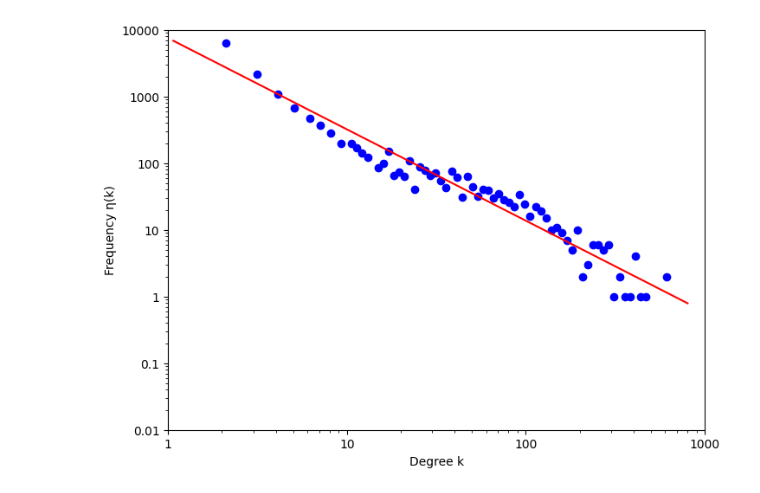
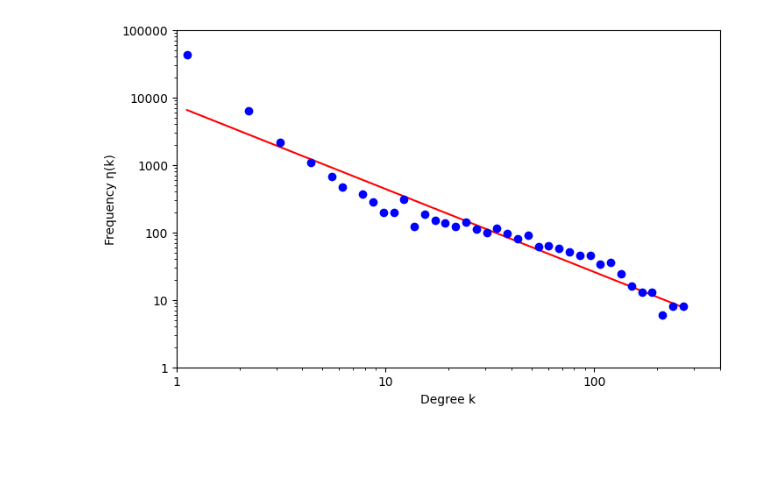
Before and after one commit to jack-margeson/email-topology, a Jupyter notebook: email-topology.ipynb, the cells around one changed output. Cells and saved outputs as stored; diff of their text form; code cells hidden in the pictures; blank space fills up the shorter version.

```diff
--- a/email-topology.ipynb
+++ b/email-topology.ipynb
@@ -63,56 +83,50 @@ plt.show()
 # %%
-# PLOT 2: Plot the degree distribution of *just student nodes* in the email network.
-# Note: just student nodes aren't given. We can extrapolate something approximating this
-# using a limit on the degree nodes we consider (real students have a lower degree),
-# for this we will use degrees in range .01-1000.
+# PLOT 2: Plot the degree distribution of the email network of just students.
 
 # Set the figure and axis for the plot.
-fig, ax = plt.subplots(figsize=(8, 6))
+fig, ax = plt.subplots(figsize=(8, 5))
 
-# Calculate the degree frequency using nx.degree_histogram.
-
-# Create a dictonary of all node degrees within our acceptable range.
-degrees = dict([(x, y) for (x, y) in emails.degree() if y <= 1000])
-
+# Create a dictonary of all node degrees within our acceptable range (k_upper).
+degrees = dict([(x, y) for (x, y) in emails.degree() if y <= 266])
 # Grab the minimum and maximum degree from the network.
 min_degree = min(degrees.values())
 max_degree = max(degrees.values())
-# Create logged bins using numpy--we'll create 100 bins for this graph.
-bins = np.logspace(np.log10(min_degree), np.log10(max_degree), num=100)
+
+# Create logged bins using numpy--we'll create 50 bins for this graph.
+bins = np.logspace(np.log10(min_degree), np.log10(max_degree), num=50)
 # Create histogram using the list of all node degrees and the logged
 # bins we just created.
-hist, bin_edges = np.histogram(list(degrees.values()), bins=bins)
+degree_hist, degrees = np.histogram(list(degrees.values()), bins=bins)
 
 # Filter out zero values before performing the logarithmic transformation.
-# This removes any bins that contain no value, so that when we go to
-# calculate the best line fit, we don't get a division-by-zero runtime error.
-non_zero_mask = hist != 0
-log_bin_edges = np.log10(bin_edges[1:][non_zero_mask])
-log_hist = np.log10(hist[non_zero_mask])
-
-# Plot the double log graph of degree frequencies.
-ax.loglog(bin_edges[1:], hist, 'bo')
+# This removes any bins that contain no value.
+non_zero_mask = degree_hist != 0
+degree_hist = degree_hist[non_zero_mask]
+degrees = degrees[1:][non_zero_mask]
 
 # Fit a line to the data using numpy.polyfit.
 # Use a degree of 1 for a linear fit.
-slope, intercept = np.polyfit(log_bin_edges, log_hist, 1)
+slope, intercept = np.polyfit(np.log10(degrees), np.log10(degree_hist), 1)
 # Create the best-fit line using the slope and intercept.
 best_fit_line = lambda x: 10**(intercept) * x**slope
 # Plot the best-fit line.
-ax.loglog(bin_edges[1:], best_fit_line(bin_edges[1:]), 'r-')
+ax.loglog(degrees, best_fit_line(degrees), 'r-')
+
+# Plot the double log plot.
+ax.loglog(degrees, degree_hist, "bo")
 
 # Set the x-axis and y-axis tick formatters to display full labels.
 ax.xaxis.set_major_formatter(ticker.ScalarFormatter(useMathText=False, useOffset=False))
 ax.yaxis.set_major_formatter(ticker.ScalarFormatter(useMathText=False, useOffset=False))
 
 # Add graph formatting.
-plt.xlim(1,1000)
-plt.ylim(0.01,10000)
-plt.yticks([0.01, 0.1, 1, 10, 100, 1000, 10000], ['0.01', '0.1', '1', '10', '100', '1000', '10000'])
+plt.xlim(1,400)
+plt.ylim(1,100000)
+
 plt.xlabel('Degree k')
 plt.ylabel('Frequency η(k)')
 
 # Show graph.
 plt.show()
 # %% [output]
-[figure, old version]
+[figure, new version]
```
Also changed, not shown: parts of 4 cells of this notebook.
